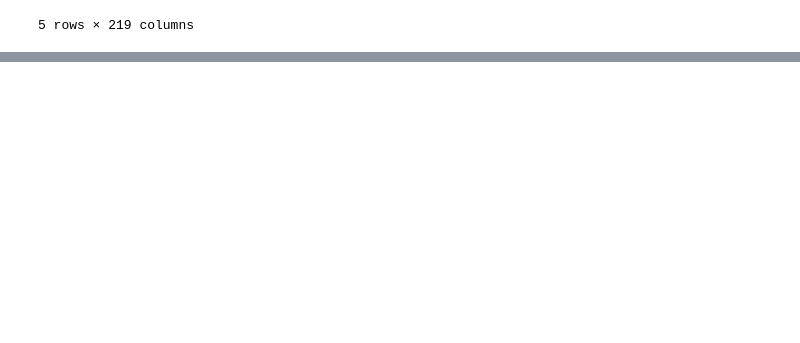
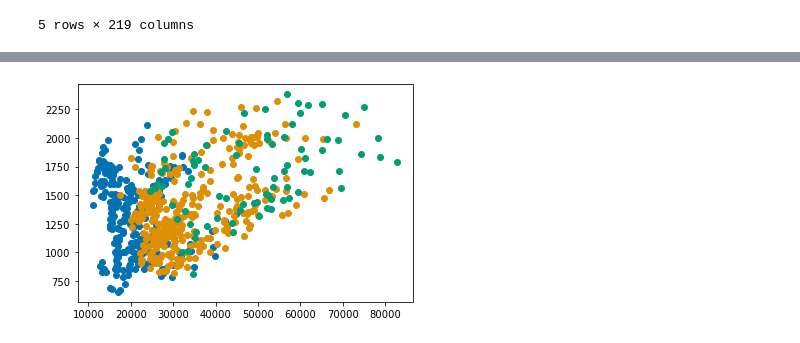
Before and after one commit to TheAidanAu/zillow_rent_index, a Jupyter notebook: JORDAN/notebooks/jordan_clustering.ipynb, the cells around one changed output, grey strips where cells are left out. Cells and saved outputs as stored; diff of their text form; code cells hidden in the pictures; blank space fills up the shorter version.

```diff
--- a/JORDAN/notebooks/jordan_clustering.ipynb
+++ b/JORDAN/notebooks/jordan_clustering.ipynb
@@ -163,0 +233,8 @@ clustered.rename(columns = {'cluster': 'Wealth Class'}, inplace = True)
+# %%
+plt.figure()
+plt.scatter(lower_class['income_per_capita'], lower_class.Monthly_Avg_Zip)
+plt.scatter(middle_class['income_per_capita'], middle_class.Monthly_Avg_Zip)
+plt.scatter(upper_class['income_per_capita'], upper_class.Monthly_Avg_Zip)
+plt.show()
+# %% [output]
+[figure, added]
```
Also changed, not shown: parts of 19 cells of this notebook, 5 other files.
